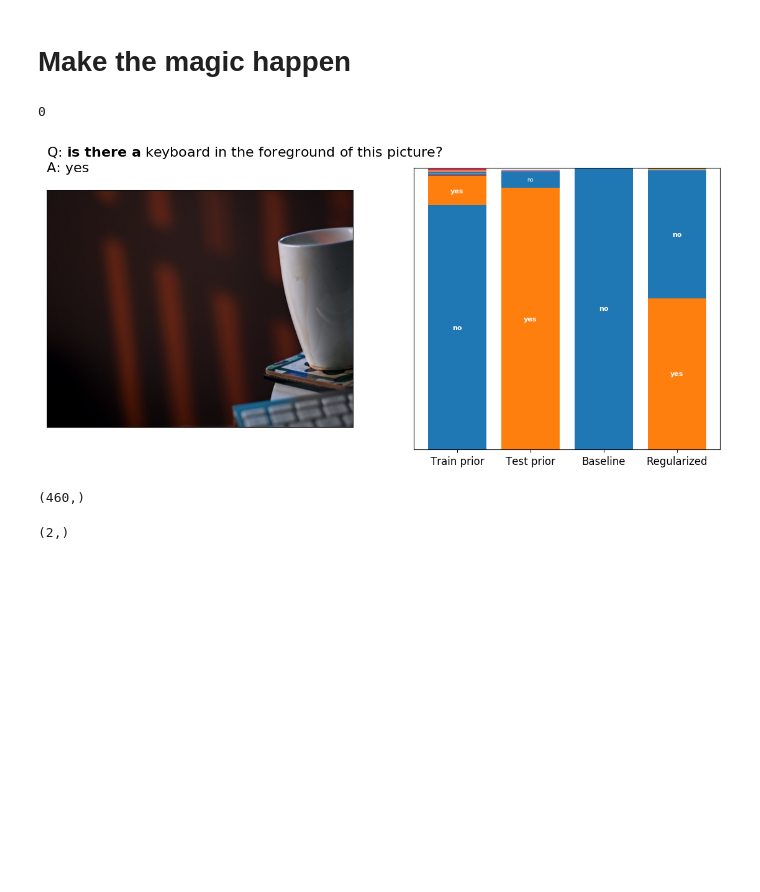
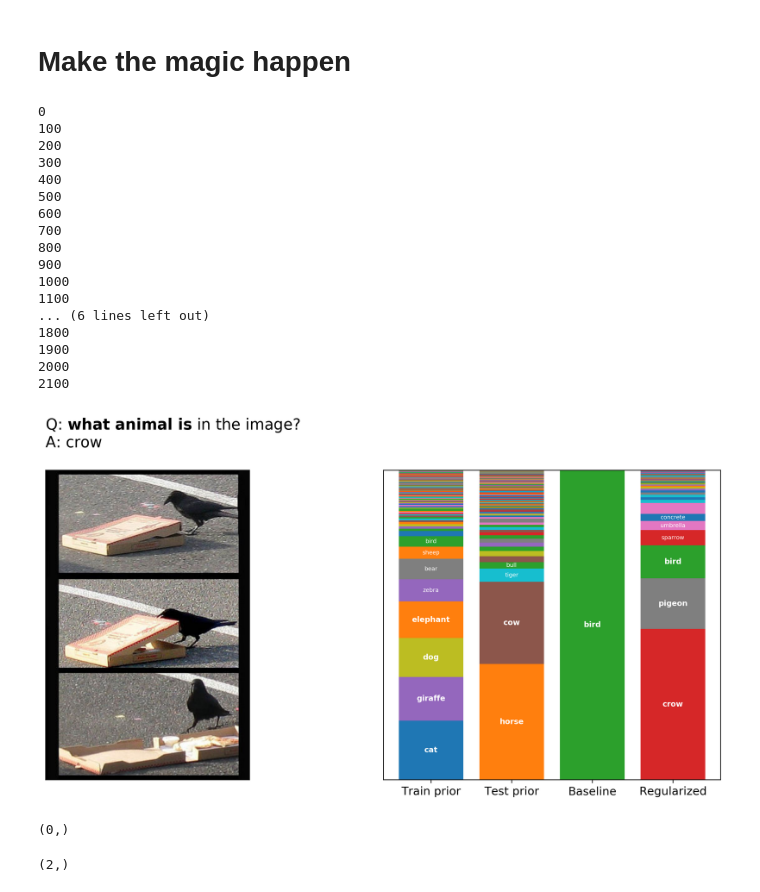
Before and after one commit to gabegrand/adversarial-vqa, a Jupyter notebook: viz.ipynb, the cells around one changed output. Saved outputs shown, nothing was run; the diff lists cells and outputs as text; code cells hidden in the pictures; blank space fills up the shorter version.

```diff
--- a/viz.ipynb
+++ b/viz.ipynb
@@ -151,7 +112,7 @@ imdb does not contain ground-truth layout
 Loading model and config ...
 => Loaded testset: 125314 examples
 # %%
-qtype = 'is there a'
+qtype = 'what animal is'
 dataset_filtered = filter_dataset(dataset_test, qtype, test_type_to_qids)
 len(dataset_filtered)
 # %% [output]
@@ -321,7 +305,7 @@ def plot_comparison(dist1, dist2, dist3, dist4):
     if len(dist2) < dist_size:
         dist2 += [('', 0.)] * (dist_size - len(dist2))
 
-    fig = plt.figure(facecolor="white", figsize=(14, 6), dpi=100)
+    fig = plt.figure(facecolor="white", figsize=(14, 6), dpi=300)
     ax = fig.add_subplot(1, 2, 2)
     bar_width = 0.5
     bar_l = np.arange(0, 4)
@@ -337,7 +321,8 @@ def plot_comparison(dist1, dist2, dist3, dist4):
     labels_array = np.array([[x[0] for x in d] for d in dists]).T
     values_array = np.array([[x[1] for x in d] for d in dists]).T
 
-    for i in range(100):
+    for i in range(dist_size):
+#     for i in range(100):
 
         if i % 100 == 0:
             print(i)
@@ -368,8 +353,8 @@ def plot_comparison(dist1, dist2, dist3, dist4):
 # %% [markdown]
 # Make the magic happen
 # %%
-QTYPE = 'is there a'
-QNUM = 12
+QTYPE = 'what animal is'
+QNUM = 331
 
 trainsplit_prior = get_qtype_prior(QTYPE, trainsplit_types)
 test_prior = get_qtype_prior(QTYPE, test_types)
@@ -380,40 +365,56 @@ regularized_dist = sort_model_scores(regularized_scores, QNUM)
 image_name = baseline_info['image_name'][QNUM]
 if 'train' in image_name:
     image_path = 'coco/train2014'
 elif 'val' in image_name:
     image_path = 'coco/val2014'
 else:
     raise ValueError
 
 question = baseline_info['question_str'][QNUM]
 answer = baseline_info['valid_answers'][0][QNUM]
 
 qquoted = QTYPE.replace(' ', '\ ')
 pattern = re.compile(QTYPE, re.IGNORECASE)
 qrest = pattern.sub('', question)
 txt = 'Q: ' + r"$\bf{" + qquoted + "}$" + qrest + '\nA: ' + answer + '\n'
 
 fig = plot_comparison(trainsplit_prior, test_prior, baseline_dist, regularized_dist)
 
 fig.add_subplot(121)
 ax = plt.gca()
 
 plt.title(txt, FontSize=16, horizontalalignment='left', x=0.0)
 
 ax.get_xaxis().set_visible(False)
 ax.axes.get_yaxis().set_visible(False)
 
 img = mpimg.imread(os.path.join(image_path, image_name + '.jpg'))
 imgplot = ax.imshow(img, interpolation='bilinear')
 # %% [output]
 0
+100
+200
+300
+400
+500
+600
+700
+800
+900
+1000
+1100
+... (6 lines left out)
+1800
+1900
+2000
+2100
-[figure, old version]
+[figure, new version]
 # %%
 A = np.array(baseline_info['valid_answers'][0])
 ii = np.where(A == 'yes')[0]
 ii.shape
 # %% [output]
-(460,)
+(0,)
 # %%
 np.where(np.array(baseline_answers)[ii] == 'yes')[0].shape
 # %% [output]
```
Also changed, not shown: parts of 9 cells of this notebook.
